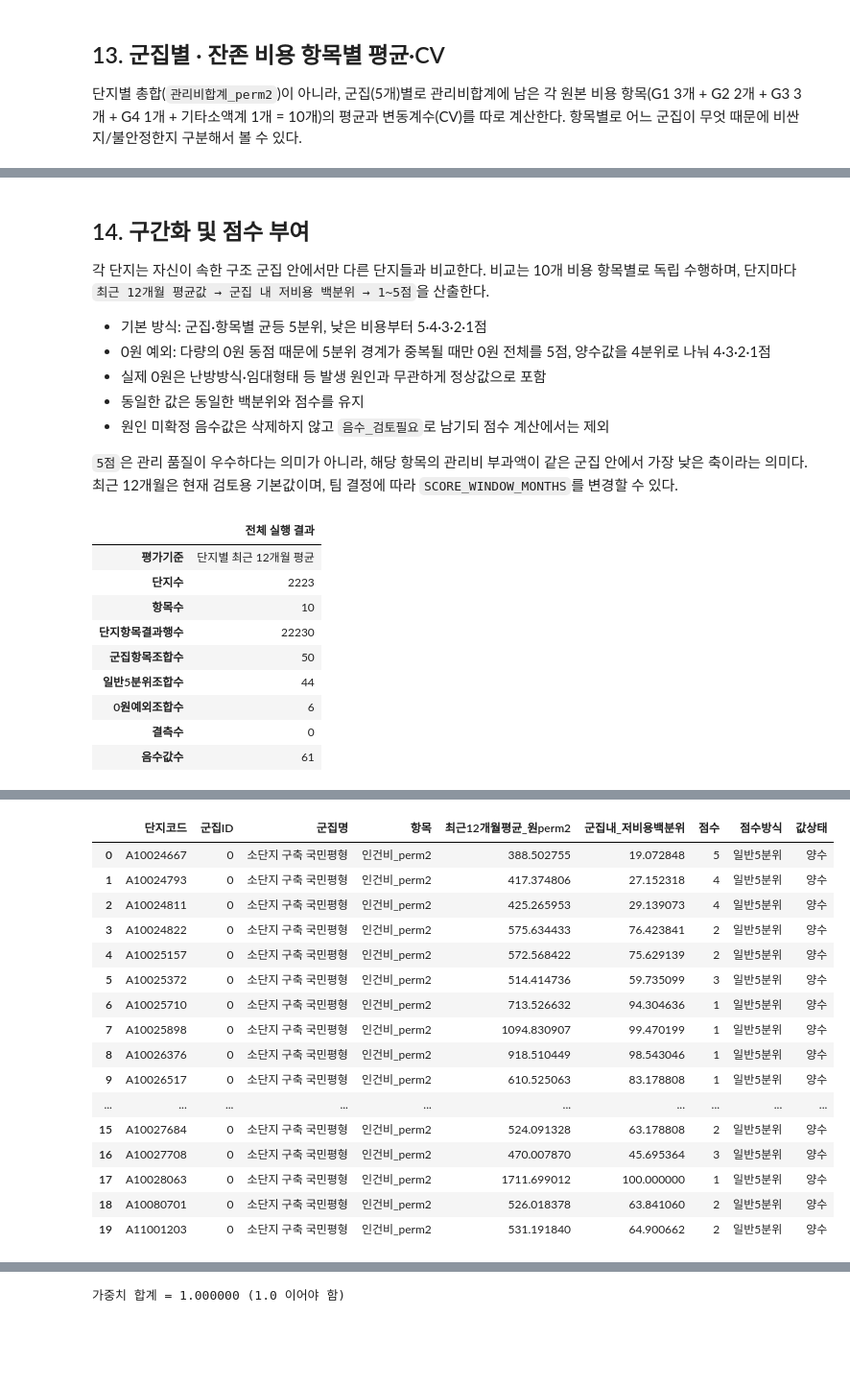
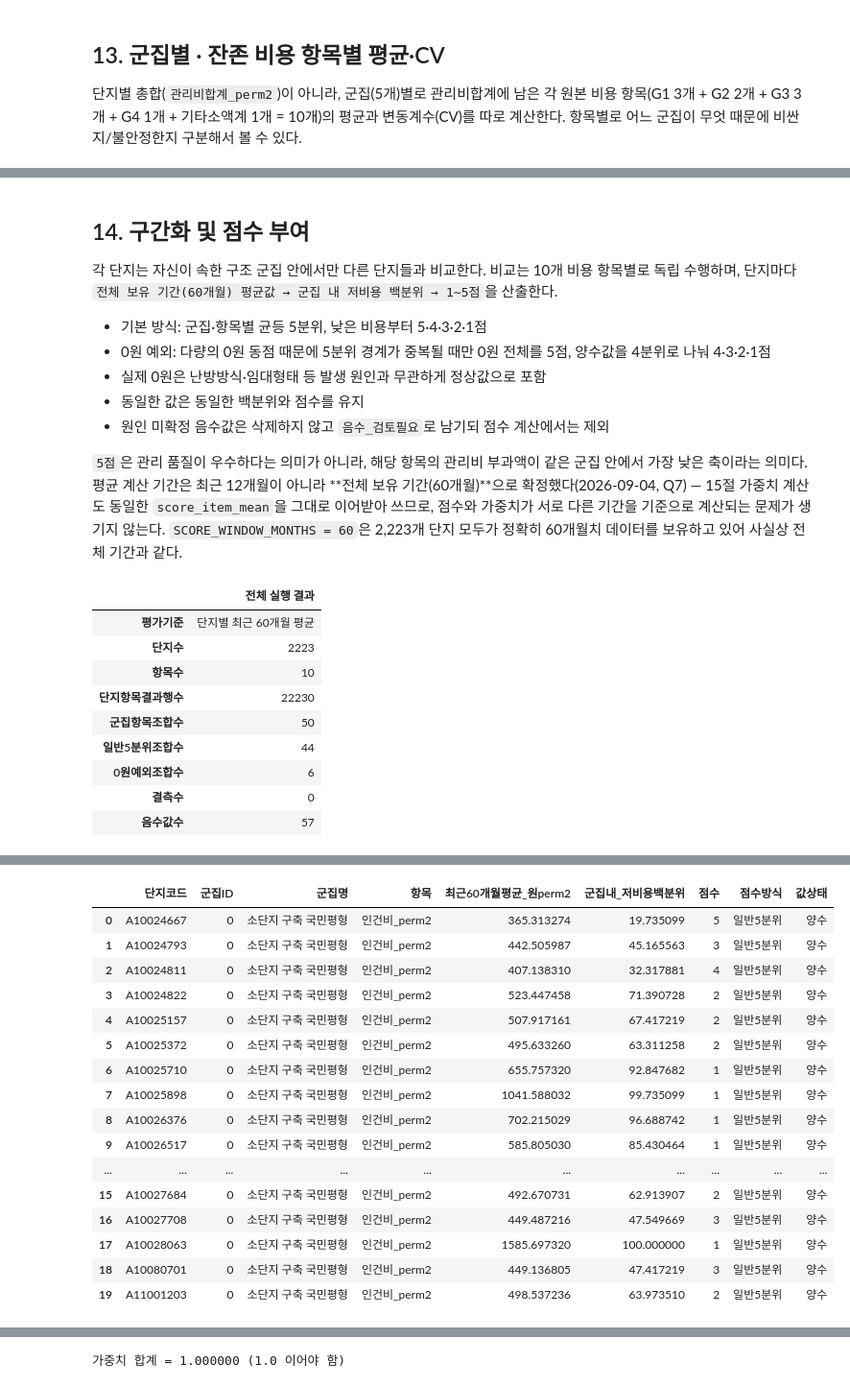
Before and after one commit to roh-git/mlapt_project, a Jupyter notebook: main_analysis.ipynb, the cells around one changed output, grey strips where cells are left out. Shown at 96% size. Drawn from its saved outputs; the diff is of its cells as text; code cells hidden in the pictures; blank space fills up the shorter version.

```diff
--- a/main_analysis.ipynb
+++ b/main_analysis.ipynb
@@ -1032,7 +1032,7 @@ display(cluster_item_cv.round(3))
 # %% [markdown]
 ## 14. 구간화 및 점수 부여
 
-각 단지는 자신이 속한 구조 군집 안에서만 다른 단지들과 비교한다. 비교는 10개 비용 항목별로 독립 수행하며, 단지마다 `최근 12개월 평균값 → 군집 내 저비용 백분위 → 1~5점`을 산출한다.
+각 단지는 자신이 속한 구조 군집 안에서만 다른 단지들과 비교한다. 비교는 10개 비용 항목별로 독립 수행하며, 단지마다 `전체 보유 기간(60개월) 평균값 → 군집 내 저비용 백분위 → 1~5점`을 산출한다.
 
 - 기본 방식: 군집·항목별 균등 5분위, 낮은 비용부터 5·4·3·2·1점
 - 0원 예외: 다량의 0원 동점 때문에 5분위 경계가 중복될 때만 0원 전체를 5점, 양수값을 4분위로 나눠 4·3·2·1점
@@ -1040,10 +1040,10 @@ display(cluster_item_cv.round(3))
 - 동일한 값은 동일한 백분위와 점수를 유지
 - 원인 미확정 음수값은 삭제하지 않고 `음수_검토필요`로 남기되 점수 계산에서는 제외
 
-`5점`은 관리 품질이 우수하다는 의미가 아니라, 해당 항목의 관리비 부과액이 같은 군집 안에서 가장 낮은 축이라는 의미다. 최근 12개월은 현재 검토용 기본값이며, 팀 결정에 따라 `SCORE_WINDOW_MONTHS`를 변경할 수 있다.
+`5점`은 관리 품질이 우수하다는 의미가 아니라, 해당 항목의 관리비 부과액이 같은 군집 안에서 가장 낮은 축이라는 의미다. 평균 계산 기간은 최근 12개월이 아니라 **전체 보유 기간(60개월)**으로 확정했다(2026-09-04, Q7) — 15절 가중치 계산도 동일한 `score_item_mean`을 그대로 이어받아 쓰므로, 점수와 가중치가 서로 다른 기간을 기준으로 계산되는 문제가 생기지 않는다. `SCORE_WINDOW_MONTHS = 60`은 2,223개 단지 모두가 정확히 60개월치 데이터를 보유하고 있어 사실상 전체 기간과 같다.
 # %%
 # 4단계: 군집 내 단지별·항목별 백분위와 1~5점 산출
-SCORE_WINDOW_MONTHS = 12
+SCORE_WINDOW_MONTHS = 60  # 2,223개 단지 모두 정확히 60개월치 데이터를 보유 — 사실상 전체 보유 기간 평균(2026-09-04 확정, Q7)
 SCORE_LABELS = [5, 4, 3, 2, 1]  # 비용 오름차순: 저비용 5점 → 고비용 1점
 
 
@@ -1203,7 +1203,7 @@ display(score_summary)
 display(score_detail.head(20))
 # %% [output]
 |  | 전체 실행 결과 |
-| 평가기준 | 단지별 최근 12개월 평균 |
+| 평가기준 | 단지별 최근 60개월 평균 |
 | 단지수 | 2223 |
 | 항목수 | 10 |
 | 단지항목결과행수 | 22230 |
@@ -1211,6 +1211,6 @@ display(score_detail.head(20))
 | 일반5분위조합수 | 44 |
 | 0원예외조합수 | 6 |
 | 결측수 | 0 |
-| 음수값수 | 61 |
+| 음수값수 | 57 |
 |  | 군집ID | 군집명 | 항목 | 전체단지수 | 유효값수 | 결측수 | 음수값수 | 0값수 | 점수방식 | 1점 | 2점 | ... |
 | 0 | 0 | 소단지 구축 국민평형 | 인건비_perm2 | 756 | 756 | 0 | 0 | 0 | 일반5분위 | 151 | 151 | ... |
@@ -1231,21 +1231,21 @@ display(score_detail.head(20))
 | 49 | 4 | 중단지 노후 대형평형 | 기타소액계_perm2 | 150 | 150 | 0 | 0 | 0 | 일반5분위 | 30 | 30 | ... |
-|  | 단지코드 | 군집ID | 군집명 | 항목 | 최근12개월평균_원perm2 | 군집내_저비용백분위 | 점수 | 점수방식 | 값상태 |
-| 0 | A10024667 | 0 | 소단지 구축 국민평형 | 인건비_perm2 | 388.502755 | 19.072848 | 5 | 일반5분위 | 양수 |
-| 1 | A10024793 | 0 | 소단지 구축 국민평형 | 인건비_perm2 | 417.374806 | 27.152318 | 4 | 일반5분위 | 양수 |
-| 2 | A10024811 | 0 | 소단지 구축 국민평형 | 인건비_perm2 | 425.265953 | 29.139073 | 4 | 일반5분위 | 양수 |
-| 3 | A10024822 | 0 | 소단지 구축 국민평형 | 인건비_perm2 | 575.634433 | 76.423841 | 2 | 일반5분위 | 양수 |
-| 4 | A10025157 | 0 | 소단지 구축 국민평형 | 인건비_perm2 | 572.568422 | 75.629139 | 2 | 일반5분위 | 양수 |
-| 5 | A10025372 | 0 | 소단지 구축 국민평형 | 인건비_perm2 | 514.414736 | 59.735099 | 3 | 일반5분위 | 양수 |
-| 6 | A10025710 | 0 | 소단지 구축 국민평형 | 인건비_perm2 | 713.526632 | 94.304636 | 1 | 일반5분위 | 양수 |
-| 7 | A10025898 | 0 | 소단지 구축 국민평형 | 인건비_perm2 | 1094.830907 | 99.470199 | 1 | 일반5분위 | 양수 |
-| 8 | A10026376 | 0 | 소단지 구축 국민평형 | 인건비_perm2 | 918.510449 | 98.543046 | 1 | 일반5분위 | 양수 |
-| 9 | A10026517 | 0 | 소단지 구축 국민평형 | 인건비_perm2 | 610.525063 | 83.178808 | 1 | 일반5분위 | 양수 |
+|  | 단지코드 | 군집ID | 군집명 | 항목 | 최근60개월평균_원perm2 | 군집내_저비용백분위 | 점수 | 점수방식 | 값상태 |
+| 0 | A10024667 | 0 | 소단지 구축 국민평형 | 인건비_perm2 | 365.313274 | 19.735099 | 5 | 일반5분위 | 양수 |
+| 1 | A10024793 | 0 | 소단지 구축 국민평형 | 인건비_perm2 | 442.505987 | 45.165563 | 3 | 일반5분위 | 양수 |
+| 2 | A10024811 | 0 | 소단지 구축 국민평형 | 인건비_perm2 | 407.138310 | 32.317881 | 4 | 일반5분위 | 양수 |
+| 3 | A10024822 | 0 | 소단지 구축 국민평형 | 인건비_perm2 | 523.447458 | 71.390728 | 2 | 일반5분위 | 양수 |
+| 4 | A10025157 | 0 | 소단지 구축 국민평형 | 인건비_perm2 | 507.917161 | 67.417219 | 2 | 일반5분위 | 양수 |
+| 5 | A10025372 | 0 | 소단지 구축 국민평형 | 인건비_perm2 | 495.633260 | 63.311258 | 2 | 일반5분위 | 양수 |
+| 6 | A10025710 | 0 | 소단지 구축 국민평형 | 인건비_perm2 | 655.757320 | 92.847682 | 1 | 일반5분위 | 양수 |
+| 7 | A10025898 | 0 | 소단지 구축 국민평형 | 인건비_perm2 | 1041.588032 | 99.735099 | 1 | 일반5분위 | 양수 |
+| 8 | A10026376 | 0 | 소단지 구축 국민평형 | 인건비_perm2 | 702.215029 | 96.688742 | 1 | 일반5분위 | 양수 |
+| 9 | A10026517 | 0 | 소단지 구축 국민평형 | 인건비_perm2 | 585.805030 | 85.430464 | 1 | 일반5분위 | 양수 |
 | ... | ... | ... | ... | ... | ... | ... | ... | ... | ... |
-| 15 | A10027684 | 0 | 소단지 구축 국민평형 | 인건비_perm2 | 524.091328 | 63.178808 | 2 | 일반5분위 | 양수 |
-| 16 | A10027708 | 0 | 소단지 구축 국민평형 | 인건비_perm2 | 470.007870 | 45.695364 | 3 | 일반5분위 | 양수 |
-| 17 | A10028063 | 0 | 소단지 구축 국민평형 | 인건비_perm2 | 1711.699012 | 100.000000 | 1 | 일반5분위 | 양수 |
-| 18 | A10080701 | 0 | 소단지 구축 국민평형 | 인건비_perm2 | 526.018378 | 63.841060 | 2 | 일반5분위 | 양수 |
-| 19 | A11001203 | 0 | 소단지 구축 국민평형 | 인건비_perm2 | 531.191840 | 64.900662 | 2 | 일반5분위 | 양수 |
+| 15 | A10027684 | 0 | 소단지 구축 국민평형 | 인건비_perm2 | 492.670731 | 62.913907 | 2 | 일반5분위 | 양수 |
+| 16 | A10027708 | 0 | 소단지 구축 국민평형 | 인건비_perm2 | 449.487216 | 47.549669 | 3 | 일반5분위 | 양수 |
+| 17 | A10028063 | 0 | 소단지 구축 국민평형 | 인건비_perm2 | 1585.697320 | 100.000000 | 1 | 일반5분위 | 양수 |
+| 18 | A10080701 | 0 | 소단지 구축 국민평형 | 인건비_perm2 | 449.136805 | 47.417219 | 3 | 일반5분위 | 양수 |
+| 19 | A11001203 | 0 | 소단지 구축 국민평형 | 인건비_perm2 | 498.537236 | 63.973510 | 2 | 일반5분위 | 양수 |
 # %% [markdown]
 ## 15. 항목별 가중치 산출 — 관리비 변동 기여도 (eta²식 발상)
 
```
Also changed, not shown: parts of 6 cells of this notebook.
